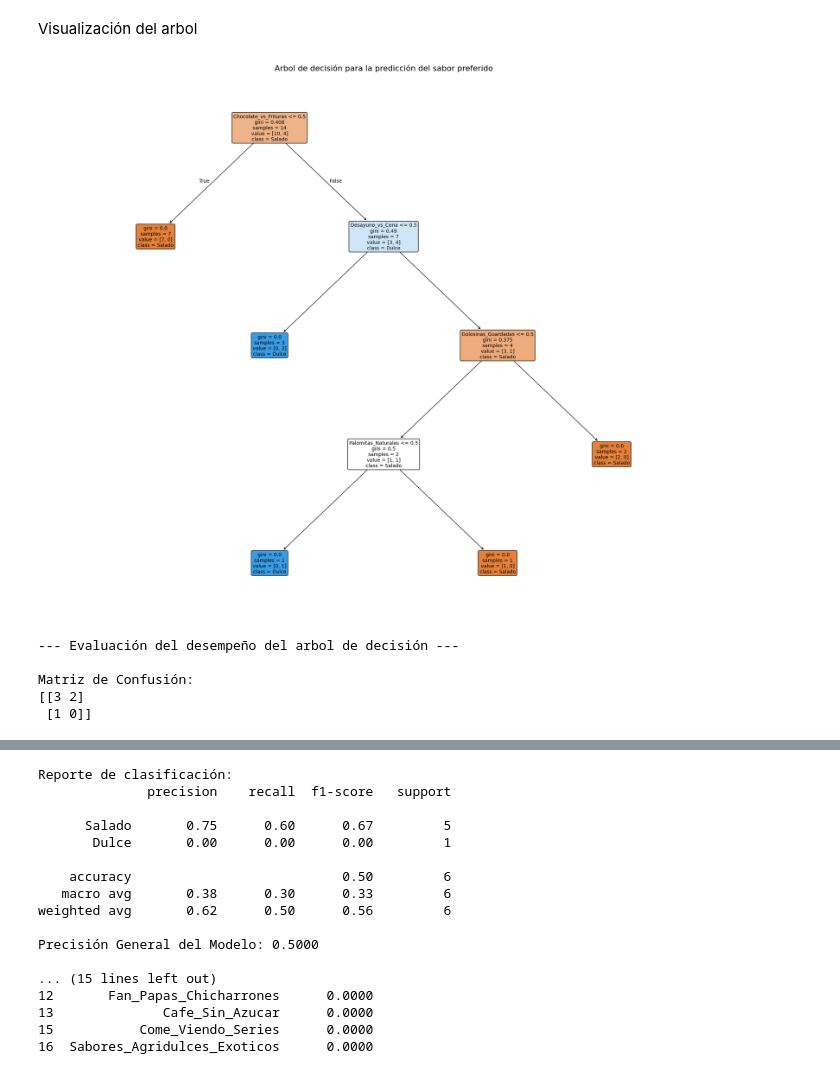
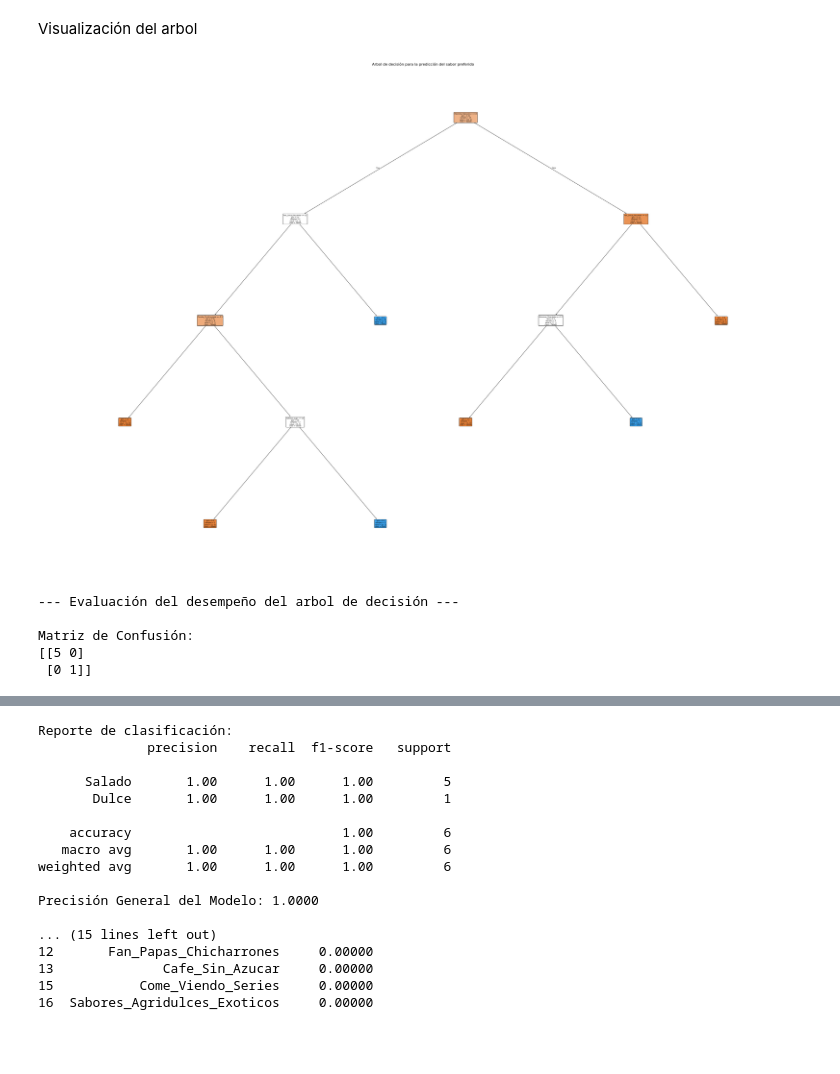
Before and after one commit to jaq0812/Tareas, a Jupyter notebook: Sabrores_del_grupo.ipynb, the cells around one changed output, grey strips where cells are left out. Saved outputs shown, nothing was run; the diff lists cells and outputs as text; code cells hidden in the pictures; blank space fills up the shorter version.

```diff
--- a/Sabrores_del_grupo.ipynb
+++ b/Sabrores_del_grupo.ipynb
@@ -227,7 +227,7 @@ print(f"Distribución de 'Sabor_Ultima_Comida':\n{y_test.value_counts(normalize=
 
 
 # modelo
-dt_classifier = DecisionTreeClassifier(random_state=42, max_depth=5)
+dt_classifier = DecisionTreeClassifier(random_state=42, max_depth=None, max_features='sqrt')
 
 dt_classifier.fit(X_train, y_train)
 
@@ -260,14 +260,18 @@ import seaborn as sns
 
 
 
-# Visualización del arbol
-plt.figure(figsize=(25, 20))
+# arbol
+plt.figure(figsize=(60, 40))
 plot_tree(dt_classifier,
-          feature_names=X.columns.tolist(),
+          feature_names=X.columns.tolist(), # Usa los nombres de las columnas del DataFrame original 'X'
           class_names=['Salado', 'Dulce'],
           filled=True,
           rounded=True,
-          fontsize=10)
+          fontsize=7, # Reduce la fuente para que quepa más texto
+          impurity=True, # Muestra el valor de Gini impurity en cada nodo
+          node_ids=False, # No muestra los IDs de los nodos (opcional, para claridad)
+          proportion=False, # Muestra el número de muestras en lugar de la proporción
+          precision=2)
 plt.title('Arbol de decisión para la predicción del sabor preferido', fontsize=16)
 plt.show()
 
@@ -279,36 +283,36 @@ print("\n--- Evaluación del desempeño del arbol de decisión ---")
 # Matriz de Confusión
 conf_matrix = confusion_matrix(y_test, y_pred)
 print("\nMatriz de Confusión:")
 print(conf_matrix)
 
 # Visualización de la Matriz
 plt.figure(figsize=(7, 6))
 sns.heatmap(conf_matrix, annot=True, fmt='d', cmap='Blues',
             xticklabels=['Predicho Salado', 'Predicho Dulce'],
             yticklabels=['Real Salado', 'Real Dulce'])
 plt.title('Matriz de confusión', fontsize=14)
 plt.xlabel('Etiqueta predicha', fontsize=12)
 plt.ylabel('Etiqueta verdadera', fontsize=12)
 plt.show()
 
 
 # Reporte de Clasificación
 class_report = classification_report(y_test, y_pred, target_names=['Salado', 'Dulce'])
 print("\nReporte de clasificación:")
 print(class_report)
 
 # Precisión General del modelo
 accuracy = accuracy_score(y_test, y_pred)
 print(f"Precisión General del Modelo: {accuracy:.4f}")
 
 feature_importances = pd.DataFrame({'Feature': X.columns, 'Importance': dt_classifier.feature_importances_})
 feature_importances = feature_importances.sort_values(by='Importance', ascending=False)
 print("\nImportancia de las características:")
 print(feature_importances)
 # %% [output]
-[figure, old version]
+[figure, new version]
 --- Evaluación del desempeño del arbol de decisión ---
 
 Matriz de Confusión:
-[[3 2]
- [1 0]]
+[[5 0]
+ [0 1]]
@@ -316,17 +320,17 @@ Matriz de Confusión:
 Reporte de clasificación:
               precision    recall  f1-score   support
 
-      Salado       0.75      0.60      0.67         5
-       Dulce       0.00      0.00      0.00         1
+      Salado       1.00      1.00      1.00         5
+       Dulce       1.00      1.00      1.00         1
 
-    accuracy                           0.50         6
-   macro avg       0.38      0.30      0.33         6
-weighted avg       0.62      0.50      0.56         6
+    accuracy                           1.00         6
+   macro avg       1.00      1.00      1.00         6
+weighted avg       1.00      1.00      1.00         6
 
-Precisión General del Modelo: 0.5000
+Precisión General del Modelo: 1.0000
 
 ... (15 lines left out)
-12       Fan_Papas_Chicharrones      0.0000
-13              Cafe_Sin_Azucar      0.0000
-15           Come_Viendo_Series      0.0000
-16  Sabores_Agridulces_Exoticos      0.0000
+12       Fan_Papas_Chicharrones     0.00000
+13              Cafe_Sin_Azucar     0.00000
+15           Come_Viendo_Series     0.00000
+16  Sabores_Agridulces_Exoticos     0.00000
```
Also changed, not shown: parts of 2 cells of this notebook.
